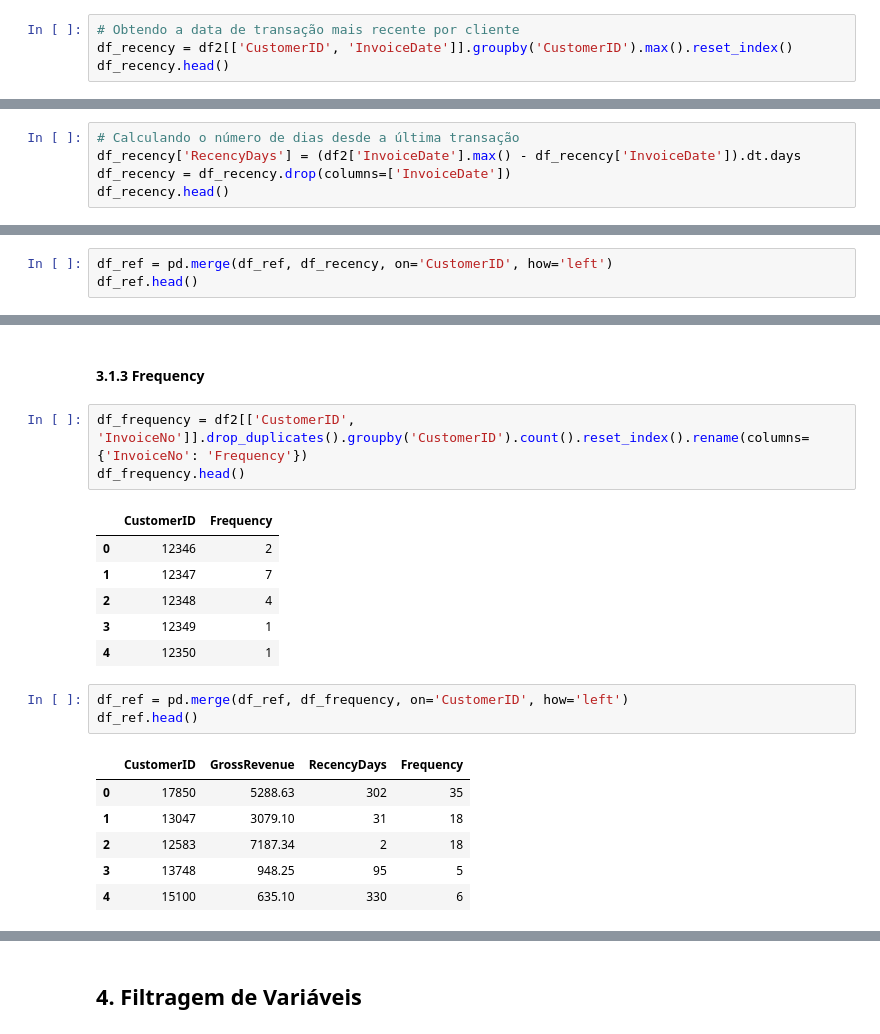
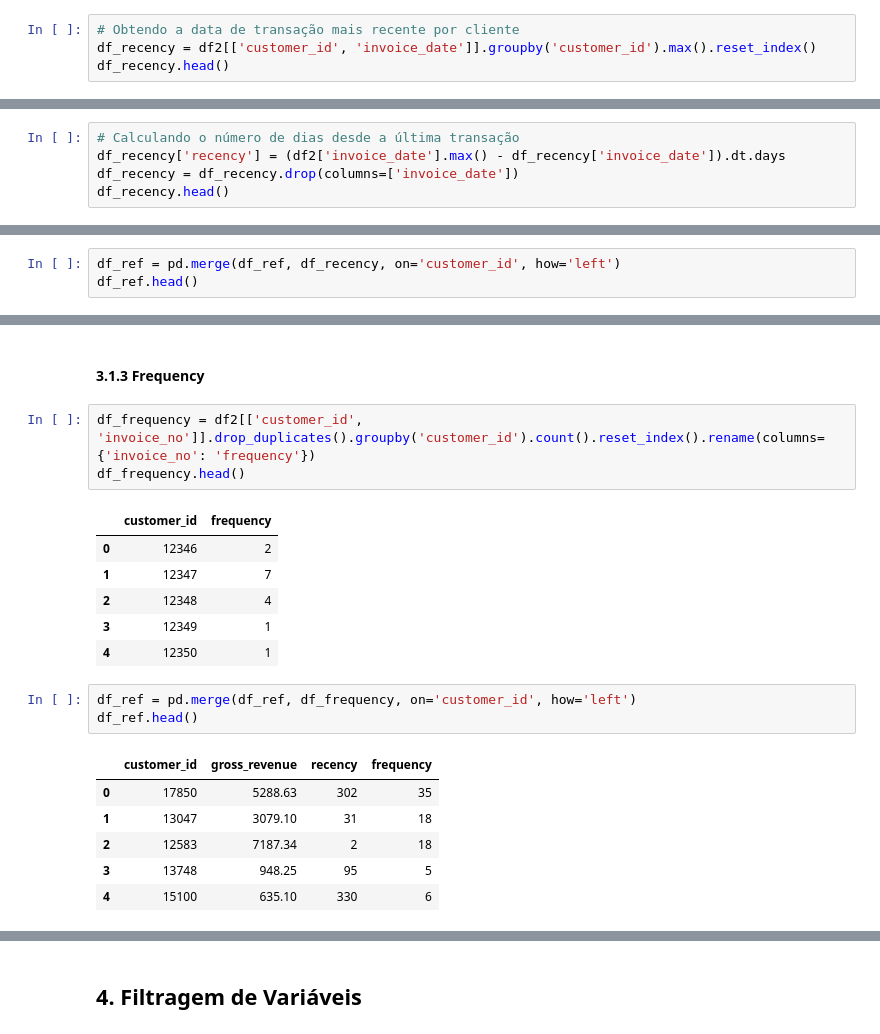
Before and after one commit to doegemon/PA004_high_value_customers_identification, a Jupyter notebook: notebooks/insiders_club.ipynb, the cells around one changed output, grey strips where cells are left out. Cells and saved outputs as stored; diff of their text form.

```diff
--- a/notebooks/insiders_club.ipynb
+++ b/notebooks/insiders_club.ipynb
@@ -220,6 +234,6 @@ Número de dias desde a última compra feita pelo cliente.
 Como último dia para comparação, vou pegar a data da última transação no conjunto de dados.
 # %%
 # Obtendo a data de transação mais recente por cliente
-df_recency = df2[['CustomerID', 'InvoiceDate']].groupby('CustomerID').max().reset_index()
+df_recency = df2[['customer_id', 'invoice_date']].groupby('customer_id').max().reset_index()
 df_recency.head()
 # %% [output]
@@ -231,7 +245,7 @@ df_recency.head()
 | 4 | 12350 | 2017-01-31 |
 # %%
 # Calculando o número de dias desde a última transação
-df_recency['RecencyDays'] = (df2['InvoiceDate'].max() - df_recency['InvoiceDate']).dt.days
-df_recency = df_recency.drop(columns=['InvoiceDate'])
+df_recency['recency'] = (df2['invoice_date'].max() - df_recency['invoice_date']).dt.days
+df_recency = df_recency.drop(columns=['invoice_date'])
 df_recency.head()
 # %% [output]
@@ -242,6 +256,6 @@ df_recency.head()
 | 3 | 12349 | 18 |
 | 4 | 12350 | 310 |
 # %%
-df_ref = pd.merge(df_ref, df_recency, on='CustomerID', how='left')
+df_ref = pd.merge(df_ref, df_recency, on='customer_id', how='left')
 df_ref.head()
 # %% [output]
@@ -261,20 +275,20 @@ dtype: int64
 # %% [markdown]
 #### 3.1.3 Frequency
 # %%
-df_frequency = df2[['CustomerID', 'InvoiceNo']].drop_duplicates().groupby('CustomerID').count().reset_index().rename(columns= {'InvoiceNo': 'Frequency'})
+df_frequency = df2[['customer_id', 'invoice_no']].drop_duplicates().groupby('customer_id').count().reset_index().rename(columns= {'invoice_no': 'frequency'})
 df_frequency.head()
 # %% [output]
-|  | CustomerID | Frequency |
+|  | customer_id | frequency |
 | 0 | 12346 | 2 |
 | 1 | 12347 | 7 |
 | 2 | 12348 | 4 |
 | 3 | 12349 | 1 |
 | 4 | 12350 | 1 |
 # %%
-df_ref = pd.merge(df_ref, df_frequency, on='CustomerID', how='left')
+df_ref = pd.merge(df_ref, df_frequency, on='customer_id', how='left')
 df_ref.head()
 # %% [output]
-|  | CustomerID | GrossRevenue | RecencyDays | Frequency |
+|  | customer_id | gross_revenue | recency | frequency |
 | 0 | 17850 | 5288.63 | 302 | 35 |
 | 1 | 13047 | 3079.10 | 31 | 18 |
 | 2 | 12583 | 7187.34 | 2 | 18 |
```
Also changed, not shown: parts of 44 cells of this notebook.
